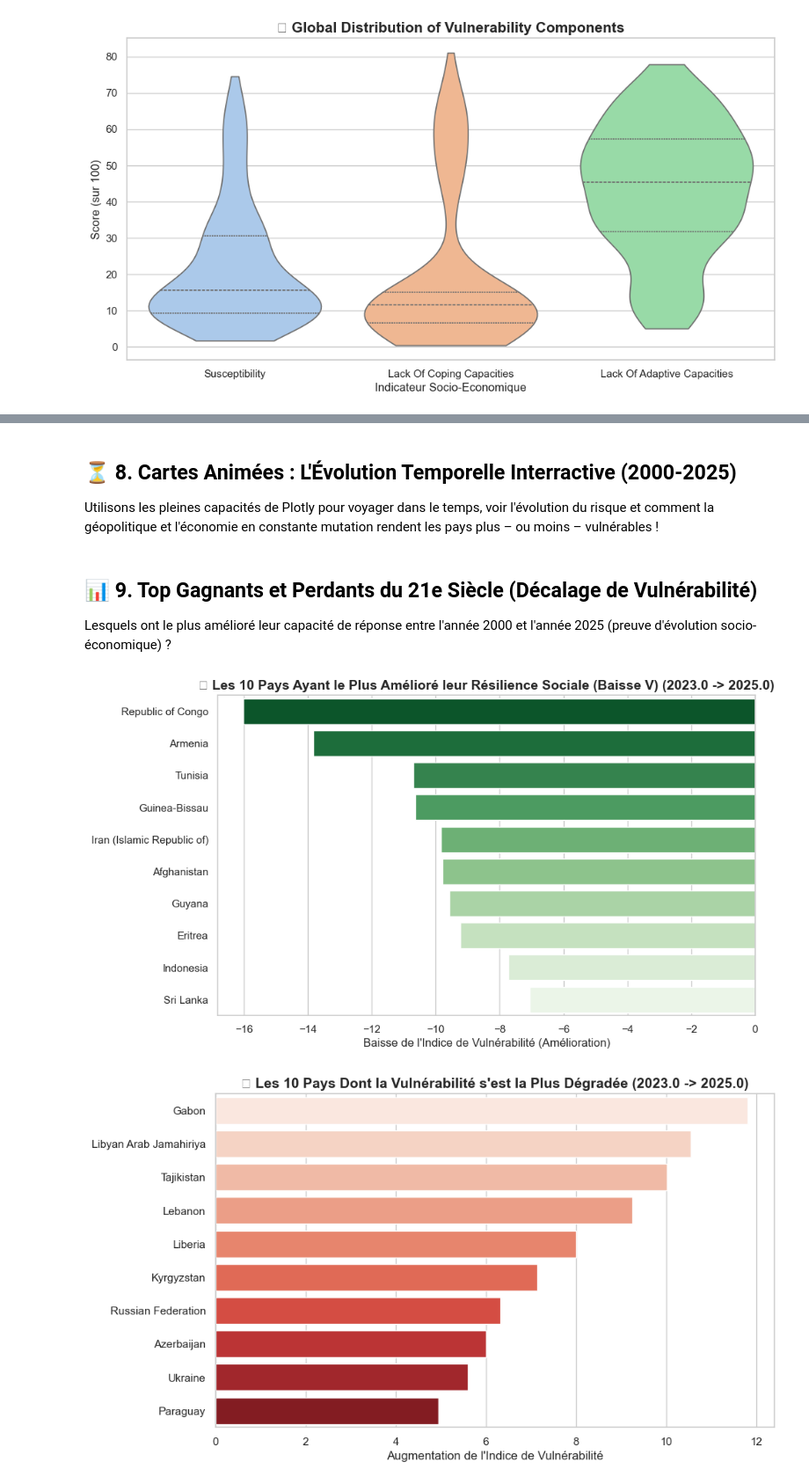
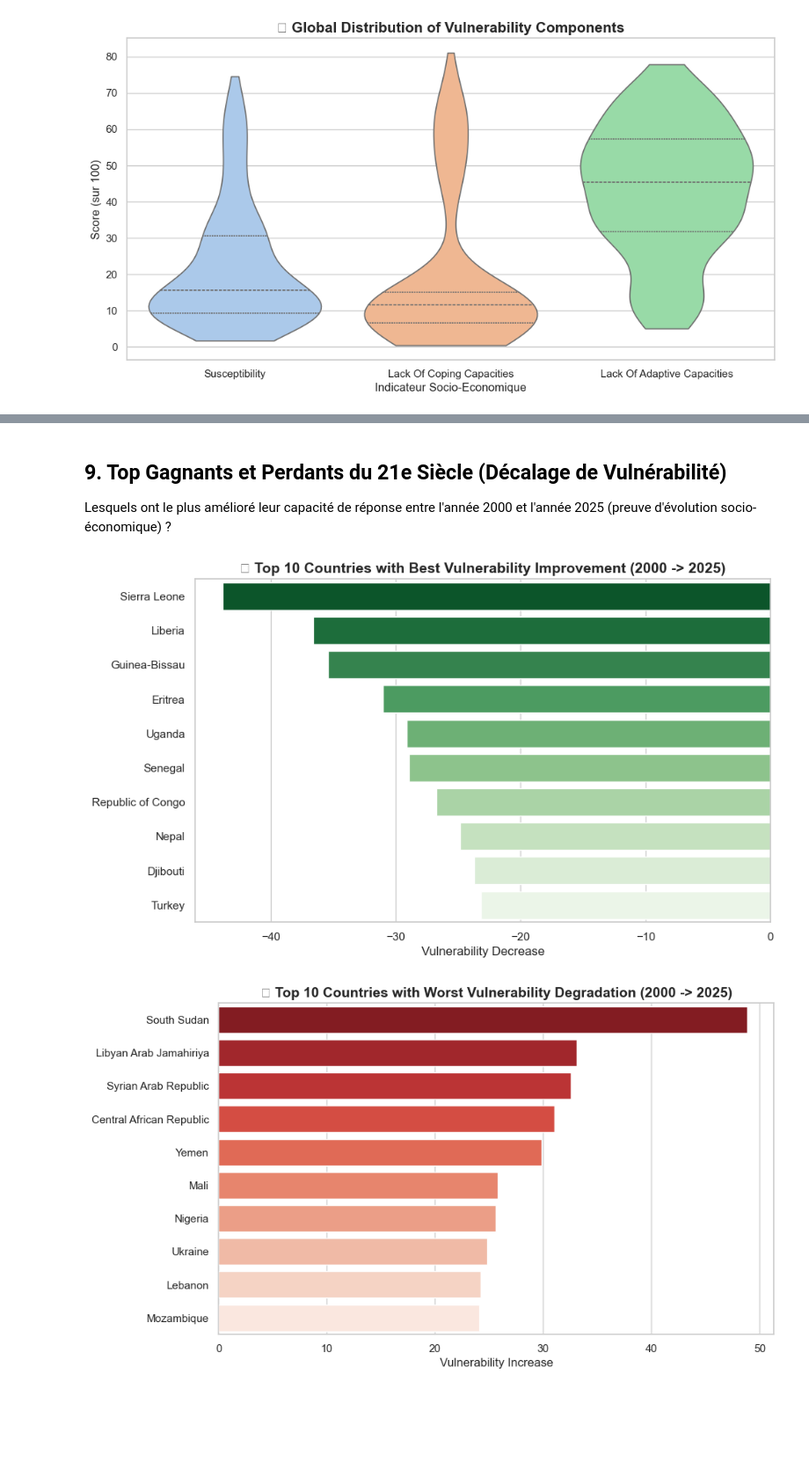
Before and after one commit to audurierth/world-risk-stats, a Jupyter notebook: graphics_BECHARD.ipynb, the cells around one changed output, grey strips where cells are left out. Shown at 88% size. Drawn from its saved outputs; the diff is of its cells as text; code cells hidden in the pictures; blank space fills up the shorter version.

Commit message:
Ajout et amélioration de la pertinance des graphiques

```diff
--- a/graphics_BECHARD.ipynb
+++ b/graphics_BECHARD.ipynb
@@ -26,8 +26,21 @@ Nous chercherons à mettre en évidence **le lien direct entre la situation soci
 all_files = glob.glob('Dataset/year_data/*.csv')
 df_list = []
 
+import re
+
 for f in all_files:
     temp_df = pd.read_csv(f)
+    # Extract year from filename (e.g., worldriskindex-2000.csv -> 2000)
+    year_match = re.search(r'(\d{4})', f)
+    if year_match:
+        temp_df['Year'] = int(year_match.group(1))
+
+    # Standardize column names
+    if 'Country' in temp_df.columns:
+        temp_df.rename(columns={'Country': 'WRI.Country'}, inplace=True)
+    if 'ISO3' in temp_df.columns:
+        temp_df.rename(columns={'ISO3': 'ISO3.Code'}, inplace=True)
+
     df_list.append(temp_df)
 
 df = pd.concat(df_list, axis=0, ignore_index=True)
@@ -283,3 +187,0 @@ plt.show()
-# %% [markdown]
-## ⏳ 8. Cartes Animées : L\'Évolution Temporelle Interractive (2000-2025)
-Utilisons les pleines capacités de Plotly pour voyager dans le temps, voir l'évolution du risque et comment la géopolitique et l'économie en constante mutation rendent les pays plus – ou moins – vulnérables !
@@ -304,5 +188,5 @@ fig_anim1.show()
 # %% [markdown]
-## 📊 9. Top Gagnants et Perdants du 21e Siècle (Décalage de Vulnérabilité)
+## 9. Top Gagnants et Perdants du 21e Siècle (Décalage de Vulnérabilité)
 Lesquels ont le plus amélioré leur capacité de réponse entre l'année 2000 et l'année 2025 (preuve d'évolution socio-économique) ?
 # %%
 # Préparation des données d'évolution E, V et W
@@ -332,14 +216,14 @@ plt.xlabel('Vulnerability Decrease')
 plt.ylabel('')
 plt.show()
 # %% [output]
-[figure, old version]
+[figure, new version]
 # %%
 # Graphique 18 : Dégradations Sensibles
 plt.figure(figsize=(10, 6))
-sns.barplot(data=top_degraders, x='Diff_V', y='WRI.Country', palette='Reds')
+sns.barplot(data=top_degraders, x='Diff_V', y='WRI.Country', palette='Reds_r')
 plt.title(f'🔴 Top 10 Countries with Worst Vulnerability Degradation ({min_year} -> {max_year})', fontsize=14, fontweight='bold')
 plt.xlabel('Vulnerability Increase')
 plt.ylabel('')
 plt.show()
 # %% [output]
-[figure, old version]
+[figure, new version]
```
Also changed, not shown: parts of 26 cells of this notebook, 1 other file.
